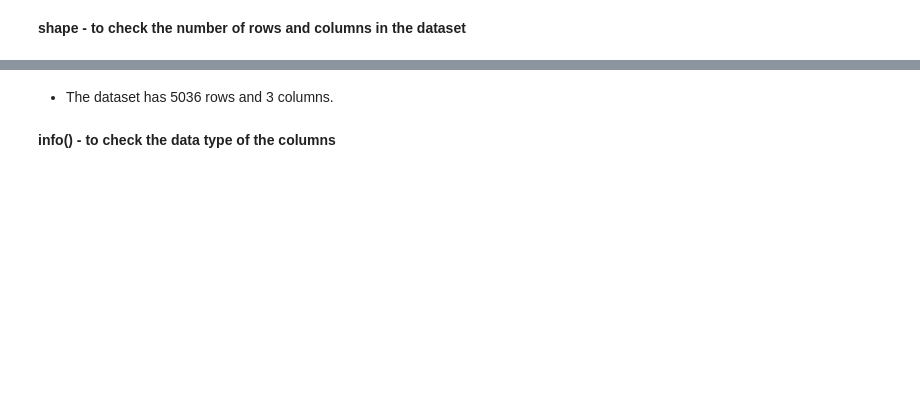
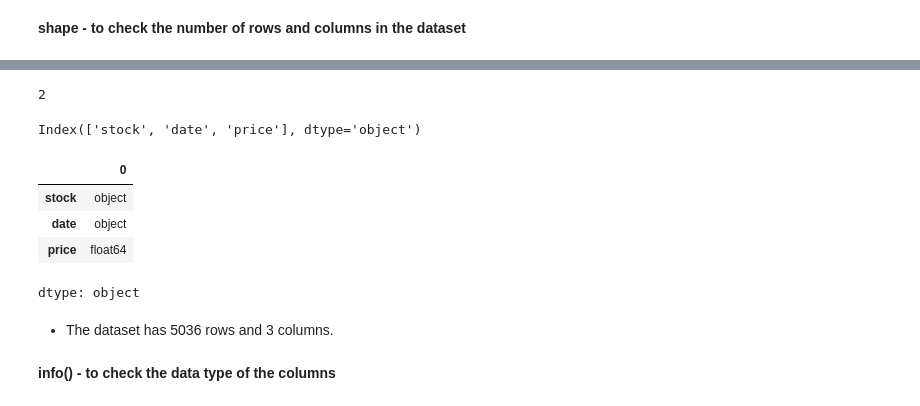
Before and after one commit to yush582/genAI, a Jupyter notebook: Hands_on_Notebook_Pandas (1).ipynb, the cells around one changed output, grey strips where cells are left out. Drawn from its saved outputs; the diff is of its cells as text; code cells hidden in the pictures; blank space fills up the shorter version.

```diff
--- a/Hands_on_Notebook_Pandas (1).ipynb
+++ b/Hands_on_Notebook_Pandas (1).ipynb
@@ -321,7 +326,7 @@ MessageError: ignored
 # %% [markdown]
 Once we have access we can load files from google drive using read_csv() function.
 # %%
-path="/content/drive/MyDrive/Python Course/StockData.csv"
+path="/content/drive/MyDrive/GenAI/StockData.csv"
 data=pd.read_csv(path)
 # %%
 # head() function helps us to see the first 5 rows of the data
@@ -373,3 +424,19 @@ data.shape
+# %%
+data.ndim
+# %% [output]
+2
+# %%
+data.columns
+# %% [output]
+Index(['stock', 'date', 'price'], dtype='object')
+# %%
+data.dtypes
+# %% [output]
+|  | 0 |
+| stock | object |
+| date | object |
+| price | float64 |
+dtype: object
 # %% [markdown]
 * The dataset has 5036 rows and 3 columns.
 # %% [markdown]
```
Also changed, not shown: parts of 28 cells of this notebook.
